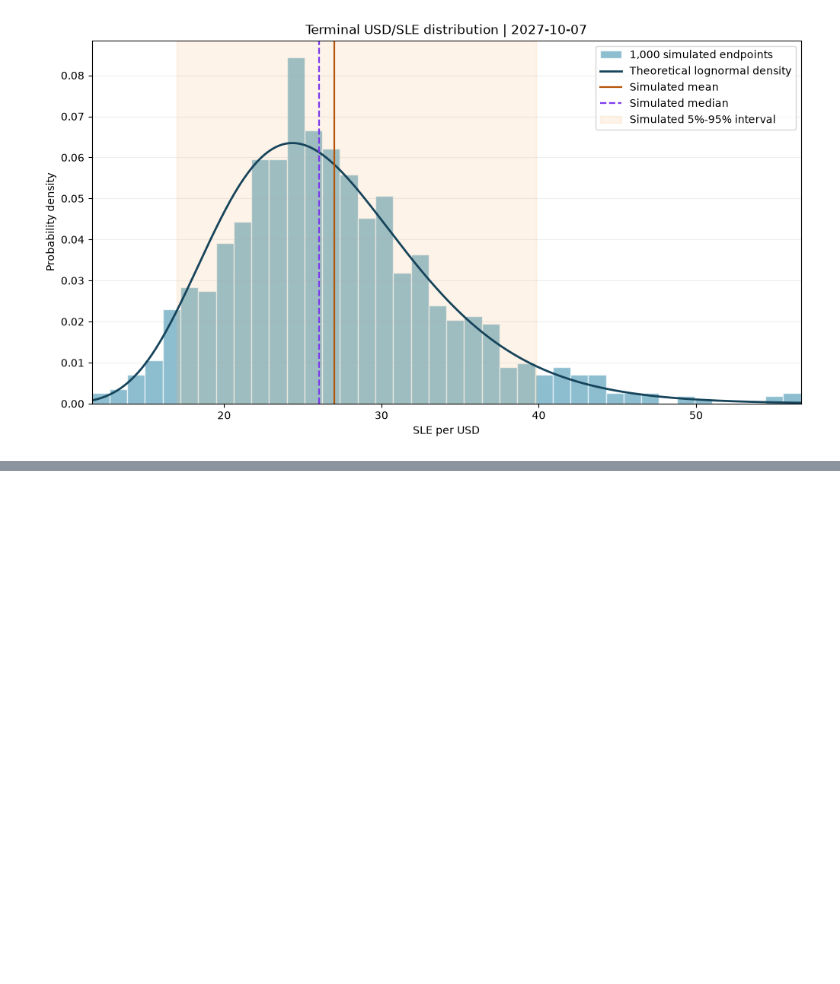
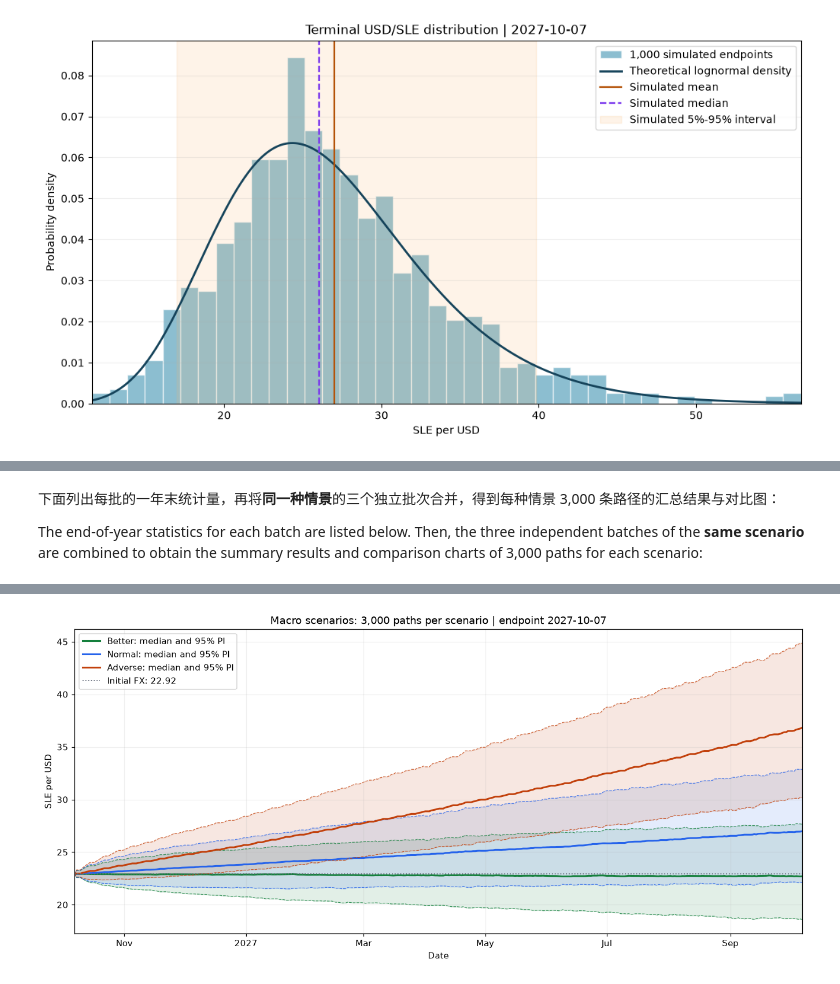
Before and after one commit to Kitazaki-Hinata/SLE_research, a Jupyter notebook: notebook/9_stochastic_fx_backtest.ipynb, the cells around one changed output, grey strips where cells are left out. Drawn from its saved outputs; the diff is of its cells as text; code cells hidden in the pictures; blank space fills up the shorter version.

```diff
--- a/notebook/9_stochastic_fx_backtest.ipynb
+++ b/notebook/9_stochastic_fx_backtest.ipynb
@@ -344,0 +821,79 @@ plt.show()
+# %% [markdown]
+下面列出每批的一年末统计量，再将**同一种情景**的三个独立批次合并，得到每种情景 3,000 条路径的汇总结果与对比图：
+
+The end-of-year statistics for each batch are listed below. Then, the three independent batches of the **same scenario** are combined to obtain the summary results and comparison charts of 3,000 paths for each scenario:
+# %%
+scenario_terminal_rows = []
+for (scenario_name, scenario_run_number), scenario_result in scenario_results.items():
+    scenario_terminal_values = scenario_result["paths"].iloc[-1]
+    scenario_terminal_rows.append({
+        "scenario": scenario_name,
+        "batch": scenario_run_number,
+        "paths": len(scenario_terminal_values),
+        "mean_SLE_per_USD": scenario_terminal_values.mean(),
+        "median_SLE_per_USD": scenario_terminal_values.median(),
+        "P025_SLE_per_USD": scenario_terminal_values.quantile(scenario_lower_q),
+        "P975_SLE_per_USD": scenario_terminal_values.quantile(scenario_upper_q),
+    })
+scenario_batch_summary = pd.DataFrame(scenario_terminal_rows).set_index(["scenario", "batch"])
+display(scenario_batch_summary.round(4))
+
+scenario_pooled_intervals = {}
+scenario_pooled_rows = []
+for scenario_name in scenario_macro_inputs.index:
+    scenario_pooled_values = np.concatenate([
+        scenario_results[(scenario_name, run)]["paths"].to_numpy()
+        for run in range(1, SCENARIO_RUNS + 1)
+    ], axis=1)
+    scenario_pooled_band = pd.DataFrame(
+        np.quantile(
+            scenario_pooled_values, [scenario_lower_q, 0.5, scenario_upper_q], axis=1
+        ).T,
+        index=scenario_path_dates, columns=["P025", "Median", "P975"],
+    )
+    scenario_pooled_intervals[scenario_name] = scenario_pooled_band
+    scenario_end_values = scenario_pooled_values[-1]
+    scenario_pooled_rows.append({
+        "scenario": scenario_name,
+        "paths": len(scenario_end_values),
+        "mean_SLE_per_USD": scenario_end_values.mean(),
+        "median_SLE_per_USD": np.median(scenario_end_values),
+        "P025_SLE_per_USD": np.quantile(scenario_end_values, scenario_lower_q),
+        "P975_SLE_per_USD": np.quantile(scenario_end_values, scenario_upper_q),
+        "median_FX_change_pct": 100 * (np.median(scenario_end_values) / initial_fx - 1),
+    })
+scenario_pooled_summary = pd.DataFrame(scenario_pooled_rows).set_index("scenario")
+display(scenario_pooled_summary.round(4))
+
+scenario_compare_fig, scenario_compare_ax = plt.subplots(figsize=(12, 5.5), layout="constrained")
+for scenario_name, scenario_band in scenario_pooled_intervals.items():
+    scenario_color = scenario_colors[scenario_name]
+    scenario_compare_ax.fill_between(
+        scenario_path_dates, scenario_band["P025"], scenario_band["P975"],
+        color=scenario_color, alpha=0.12,
+    )
+    scenario_compare_ax.plot(
+        scenario_path_dates, scenario_band[["P025", "P975"]],
+        color=scenario_color, linestyle="--", linewidth=0.8, alpha=0.8,
+    )
+    scenario_compare_ax.plot(
+        scenario_path_dates, scenario_band["Median"],
+        color=scenario_color, linewidth=2,
+        label=f"{scenario_name}: median and 95% PI",
+    )
+scenario_compare_ax.axhline(
+    initial_fx, color="#6B7280", linestyle=":", linewidth=1.2,
+    label=f"Initial FX: {initial_fx:.2f}",
+)
+scenario_compare_ax.set(
+    title=f"Macro scenarios: {SCENARIO_RUNS * N_SIMULATIONS:,} paths per scenario"
+          f" | endpoint {FORECAST_END:%Y-%m-%d}",
+    xlabel="Date", ylabel="SLE per USD", xlim=(FORECAST_ORIGIN, FORECAST_END),
+)
+scenario_compare_locator = mdates.AutoDateLocator(minticks=5, maxticks=8)
+scenario_compare_ax.xaxis.set_major_locator(scenario_compare_locator)
+scenario_compare_ax.xaxis.set_major_formatter(mdates.ConciseDateFormatter(scenario_compare_locator))
+scenario_compare_ax.grid(alpha=0.2)
+scenario_compare_ax.legend(loc="upper left")
+plt.show()
+# %% [output]
@@ -344,0 +916 @@ plt.show()
+[figure, added]
```
Also changed, not shown: parts of 12 cells of this notebook, 1 other file.
